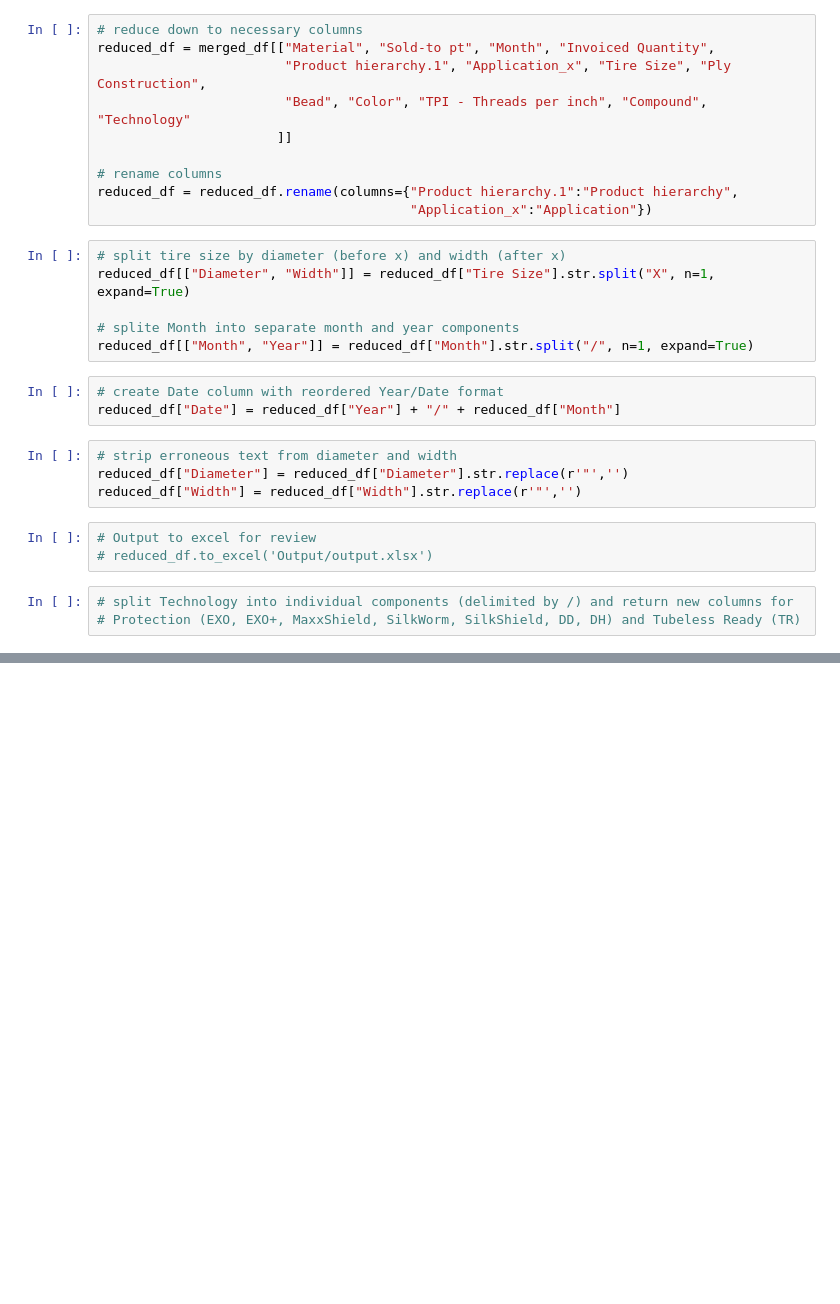
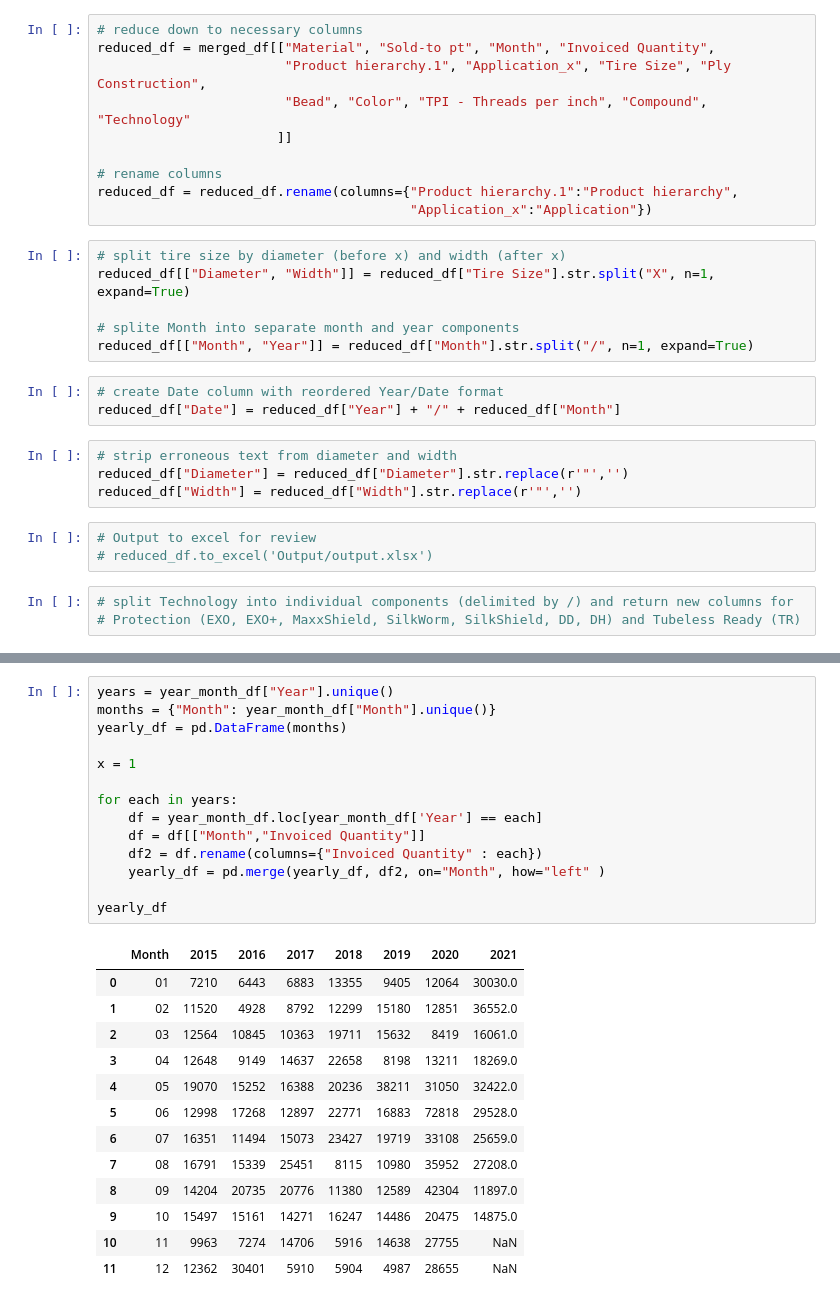
Before and after one commit to 2Delta/GT-Coding-Boot-Camp_Project-1, a Jupyter notebook: Project_01_BicycleSales.ipynb, the cells around one changed output, grey strips where cells are left out. Saved outputs shown, nothing was run; the diff lists cells and outputs as text; blank space fills up the shorter version.

```diff
--- a/Project_01_BicycleSales.ipynb
+++ b/Project_01_BicycleSales.ipynb
@@ -76,0 +96,28 @@ TypeError: no numeric data to plot
+# %%
+years = year_month_df["Year"].unique()
+months = {"Month": year_month_df["Month"].unique()}
+yearly_df = pd.DataFrame(months)
+
+x = 1
+
+for each in years:
+    df = year_month_df.loc[year_month_df['Year'] == each]
+    df = df[["Month","Invoiced Quantity"]]
+    df2 = df.rename(columns={"Invoiced Quantity" : each})
+    yearly_df = pd.merge(yearly_df, df2, on="Month", how="left" )
+
+yearly_df
+# %% [output]
+|  | Month | 2015 | 2016 | 2017 | 2018 | 2019 | 2020 | 2021 |
+| 0 | 01 | 7210 | 6443 | 6883 | 13355 | 9405 | 12064 | 30030.0 |
+| 1 | 02 | 11520 | 4928 | 8792 | 12299 | 15180 | 12851 | 36552.0 |
+| 2 | 03 | 12564 | 10845 | 10363 | 19711 | 15632 | 8419 | 16061.0 |
+| 3 | 04 | 12648 | 9149 | 14637 | 22658 | 8198 | 13211 | 18269.0 |
+| 4 | 05 | 19070 | 15252 | 16388 | 20236 | 38211 | 31050 | 32422.0 |
+| 5 | 06 | 12998 | 17268 | 12897 | 22771 | 16883 | 72818 | 29528.0 |
+| 6 | 07 | 16351 | 11494 | 15073 | 23427 | 19719 | 33108 | 25659.0 |
+| 7 | 08 | 16791 | 15339 | 25451 | 8115 | 10980 | 35952 | 27208.0 |
+| 8 | 09 | 14204 | 20735 | 20776 | 11380 | 12589 | 42304 | 11897.0 |
+| 9 | 10 | 15497 | 15161 | 14271 | 16247 | 14486 | 20475 | 14875.0 |
+| 10 | 11 | 9963 | 7274 | 14706 | 5916 | 14638 | 27755 | NaN |
+| 11 | 12 | 12362 | 30401 | 5910 | 5904 | 4987 | 28655 | NaN |
```
Also changed, not shown: parts of 4 cells of this notebook, 1 other file.
